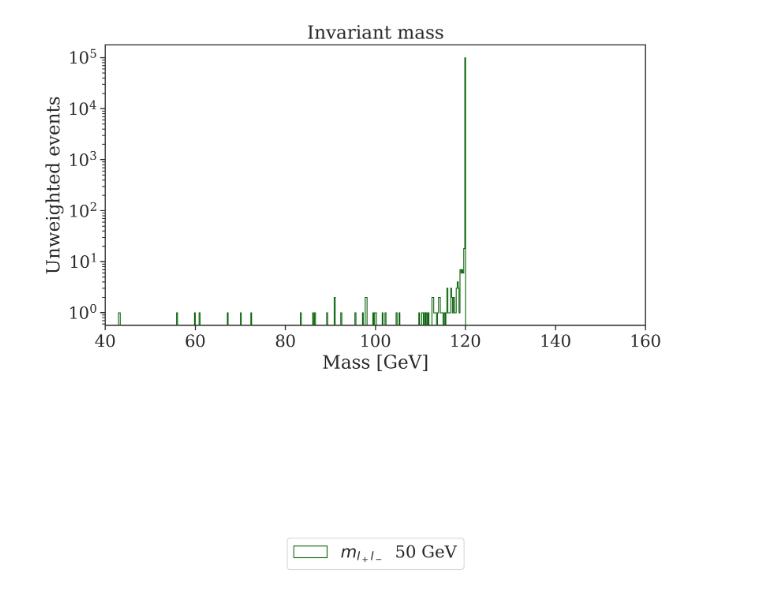
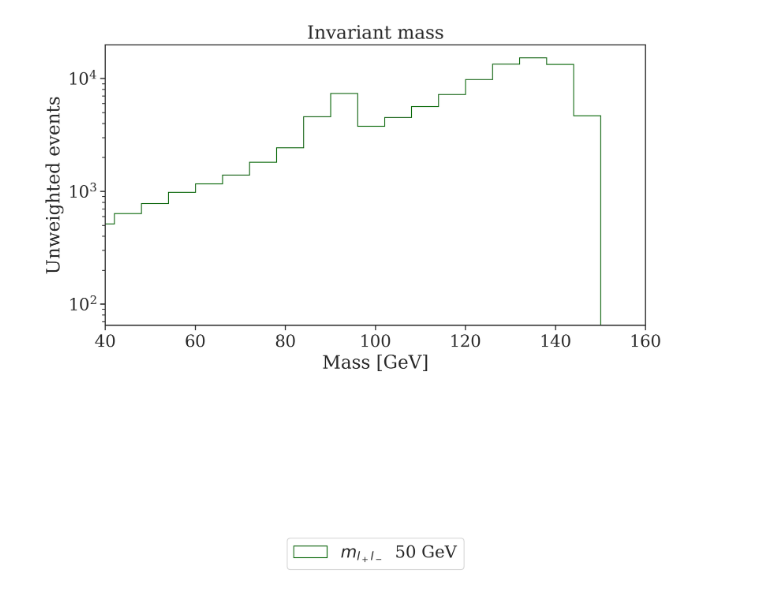
Before and after one commit to viniciusrocca/simulationsSM, a Jupyter notebook: epem2lplm/Zsearch.ipynb, the cells around one changed output. Drawn from its saved outputs; the diff is of its cells as text; code cells hidden in the pictures.

```diff
--- a/epem2lplm/Zsearch.ipynb
+++ b/epem2lplm/Zsearch.ipynb
@@ -234,22 +256,22 @@ for e,event in enumerate(pylheV.readLHE('out_nuBarnu_100GeV.lhe')):
 # %%
 
 iD = [11,12,13,14,16]
-m =  particlesPair(iD,'out_lplm_120GeV.lhe')
+m =  particlesPair(iD,'out_lplm_125GeV.lhe')
 # %%
 fig = plt.figure(figsize = [9.2,4.9], dpi = 300)
 
-plt.hist(m[11] + m[13], bins = 400, histtype = 'step',  color = 'darkgreen',label =r'$m_{l_+l_-}$  50 GeV ')
+plt.hist(np.array(m[11] + m[13], float), bins = 25, histtype = 'step',  color = 'darkgreen',label =r'$m_{l_+l_-}$  50 GeV ')
 
 
 
 
 plt.xlabel(r'Mass [GeV]')
 plt.title(r'Invariant mass')
 plt.ylabel(r'Unweighted events')
 plt.xlim([40,160])
 plt.legend(bbox_to_anchor=(0.5, -0.9), loc='lower center')
 plt.savefig('Invariant_mass_epem.pdf')
 plt.yscale('log')
 plt.show()
 # %% [output]
-[figure, old version]
+[figure, new version]
```
Also changed, not shown: parts of 13 cells of this notebook.
